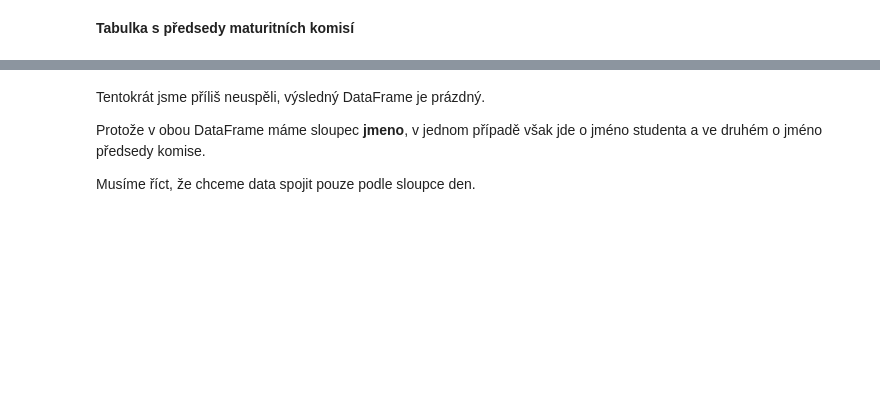
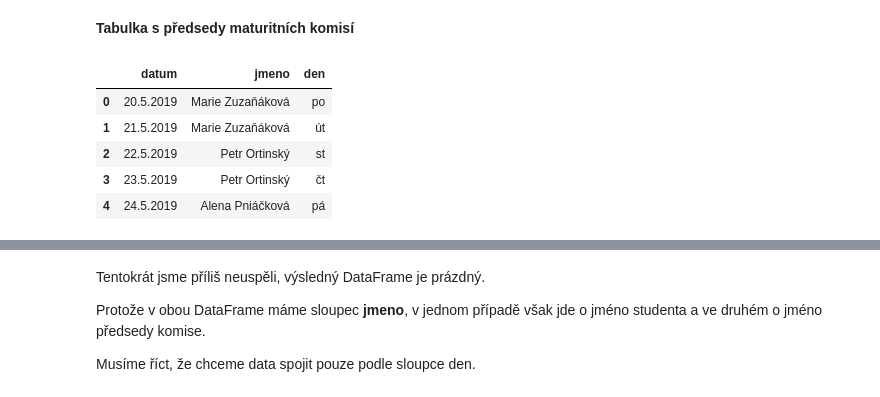
Before and after one commit to Ypsilonx/Czechitas_Python_1_kurz, a Jupyter notebook: notebooky/agregace_spojovani.ipynb, the cells around one changed output, grey strips where cells are left out. Saved outputs shown, nothing was run; the diff lists cells and outputs as text; code cells hidden in the pictures; blank space fills up the shorter version.

```diff
--- a/notebooky/agregace_spojovani.ipynb
+++ b/notebooky/agregace_spojovani.ipynb
@@ -324,6 +343,15 @@ print(propojeny_df.shape)
 **Tabulka s předsedy maturitních komisí**
 # %%
 preds = pandas.read_csv('../soubory_k_praci/predsedajici.csv')
+
+preds
+# %% [output]
+|  | datum | jmeno | den |
+| 0 | 20.5.2019 | Marie Zuzaňáková | po |
+| 1 | 21.5.2019 | Marie Zuzaňáková | út |
+| 2 | 22.5.2019 | Petr Ortinský | st |
+| 3 | 23.5.2019 | Petr Ortinský | čt |
+| 4 | 24.5.2019 | Alena Pniáčková | pá |
 # %%
 novy_propojeny_df = pandas.merge(propojeny_df, preds)
 novy_propojeny_df.head()
```
Also changed, not shown: parts of 15 cells of this notebook, 2 other files.
